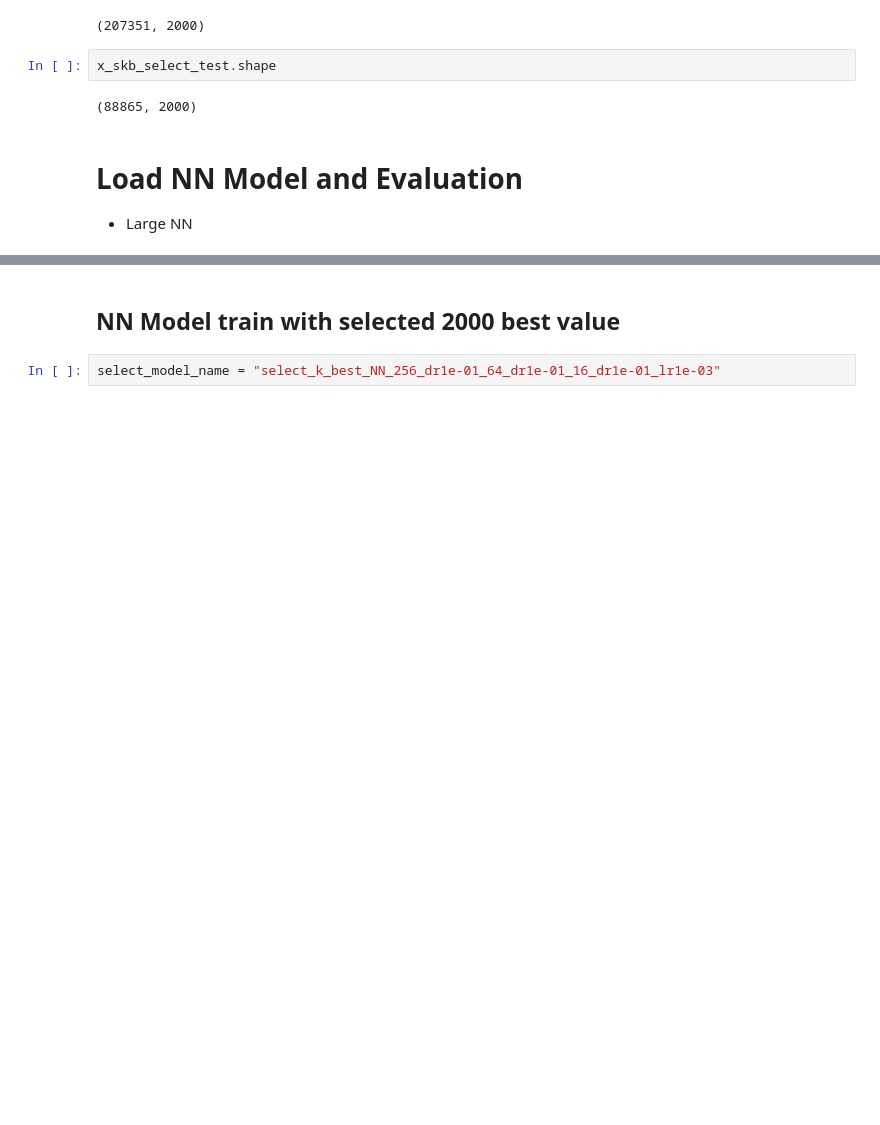
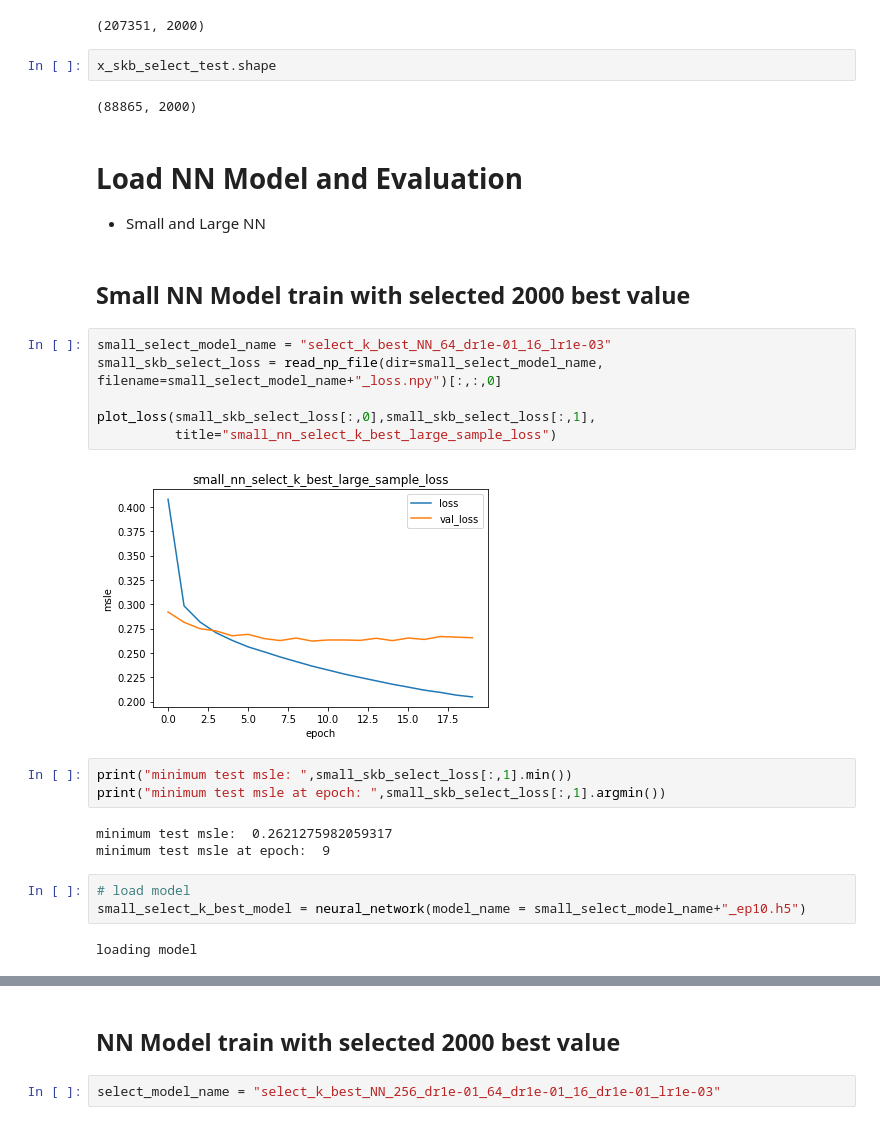
Before and after one commit to DSEI21000-S21/project-product-price-prediction, a Jupyter notebook: Price_Prediction_Large_Sample.ipynb, the cells around one changed output, grey strips where cells are left out. Saved outputs shown, nothing was run; the diff lists cells and outputs as text; blank space fills up the shorter version.

```diff
--- a/Price_Prediction_Large_Sample.ipynb
+++ b/Price_Prediction_Large_Sample.ipynb
@@ -44,4 +47,25 @@ x_skb_select_test.shape
 (88865, 2000)
 # %% [markdown]
 # Load NN Model and Evaluation
-- Large NN
+- Small and Large NN
+# %% [markdown]
+## Small NN Model train with selected 2000 best value
+# %%
+small_select_model_name = "select_k_best_NN_64_dr1e-01_16_lr1e-03"
+small_skb_select_loss = read_np_file(dir=small_select_model_name, filename=small_select_model_name+"_loss.npy")[:,:,0]
+
+plot_loss(small_skb_select_loss[:,0],small_skb_select_loss[:,1],
+          title="small_nn_select_k_best_large_sample_loss")
+# %% [output]
+[figure, added]
+# %%
+print("minimum test msle: ",small_skb_select_loss[:,1].min())
+print("minimum test msle at epoch: ",small_skb_select_loss[:,1].argmin())
+# %% [output]
+minimum test msle:  0.2621275982059317
+minimum test msle at epoch:  9
+# %%
+# load model
+small_select_k_best_model = neural_network(model_name = small_select_model_name+"_ep10.h5")
+# %% [output]
+loading model
```
Also changed, not shown: parts of 28 cells of this notebook.
